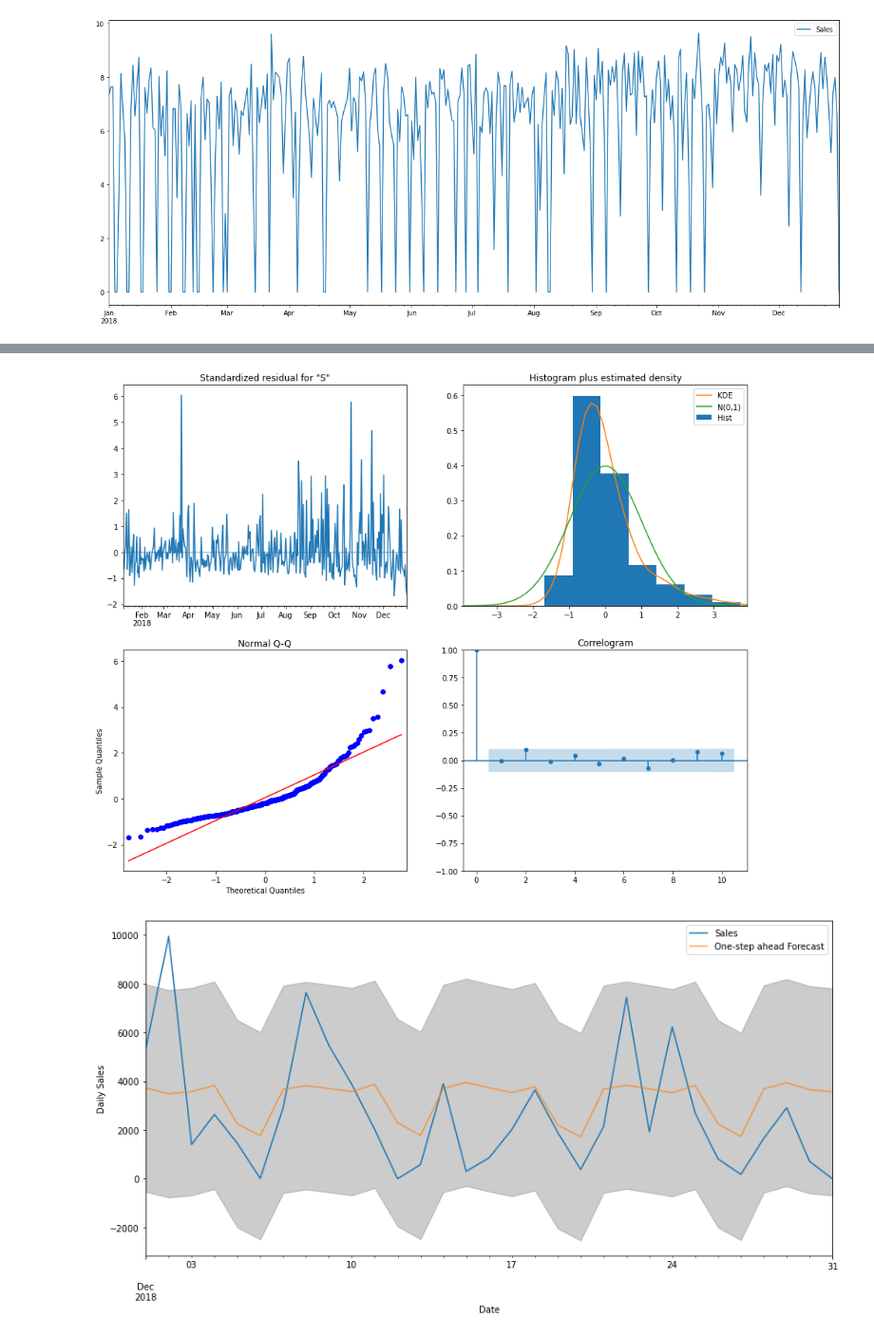
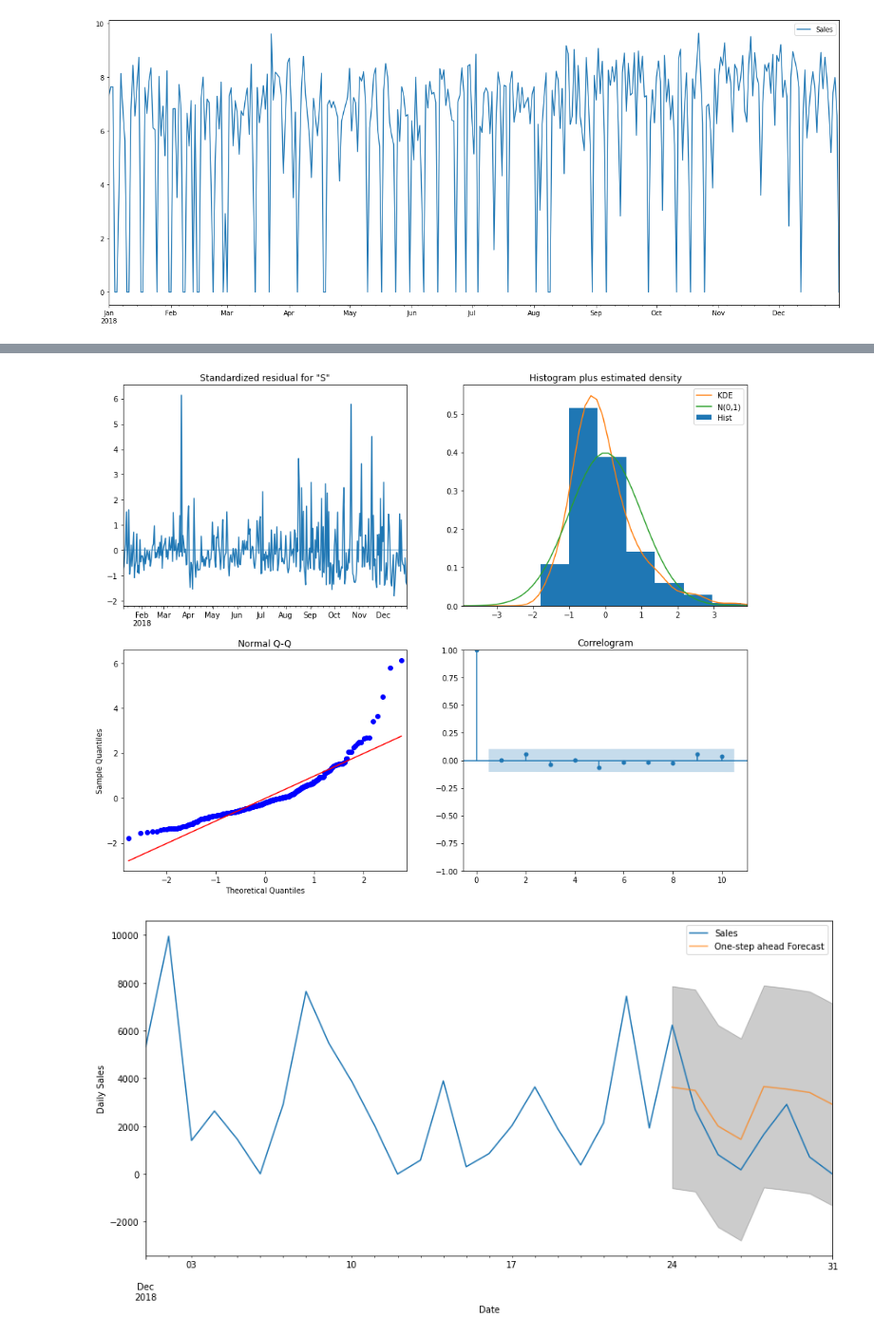
Before and after one commit to DanielGutierrezR/Super-Store-Sales-Prediction, a Jupyter notebook: Superstoresales.ipynb, the cells around one changed output, grey strips where cells are left out. Shown at 95% size. Saved outputs shown, nothing was run; the diff lists cells and outputs as text; code cells hidden in the pictures.

```diff
--- a/Superstoresales.ipynb
+++ b/Superstoresales.ipynb
@@ -662,8 +662,8 @@ plt.show()
 [figure]
 # %%
 mod_daily3 =  sm.tsa.arima.ARIMA(daily_2018,
-                                order=(0, 1, 1),
-                                seasonal_order=(0, 1, 1, 7))
+                                order=(1, 1, 1),
+                                seasonal_order=(1, 1, 1, 7))
 
 results3 = mod_daily3.fit()
 
@@ -690,18 +690,18 @@ Warnings:
 results3.plot_diagnostics(figsize=(15, 12))
 plt.show()
 # %% [output]
-[figure, old version]
+[figure, new version]
 # %%
-pred = results3.get_prediction(start=pd.to_datetime('2018-12'), dynamic=False)
+pred = results3.get_prediction(start=pd.to_datetime('2018-12-24'), dynamic=False)
 pred_ci = pred.conf_int()
 ax = daily_2018['2018-12':].plot(label='observed')
 pred.predicted_mean.plot(ax=ax, label='One-step ahead Forecast', alpha=.7, figsize=(14, 7))
 ax.fill_between(pred_ci.index,
                 pred_ci.iloc[:, 0],
                 pred_ci.iloc[:, 1], color='k', alpha=.2)
 ax.set_xlabel('Date')
 ax.set_ylabel('Daily Sales')
 plt.legend()
 plt.show()
 # %% [output]
-[figure, old version]
+[figure, new version]
```
Also changed, not shown: parts of 3 cells of this notebook.
